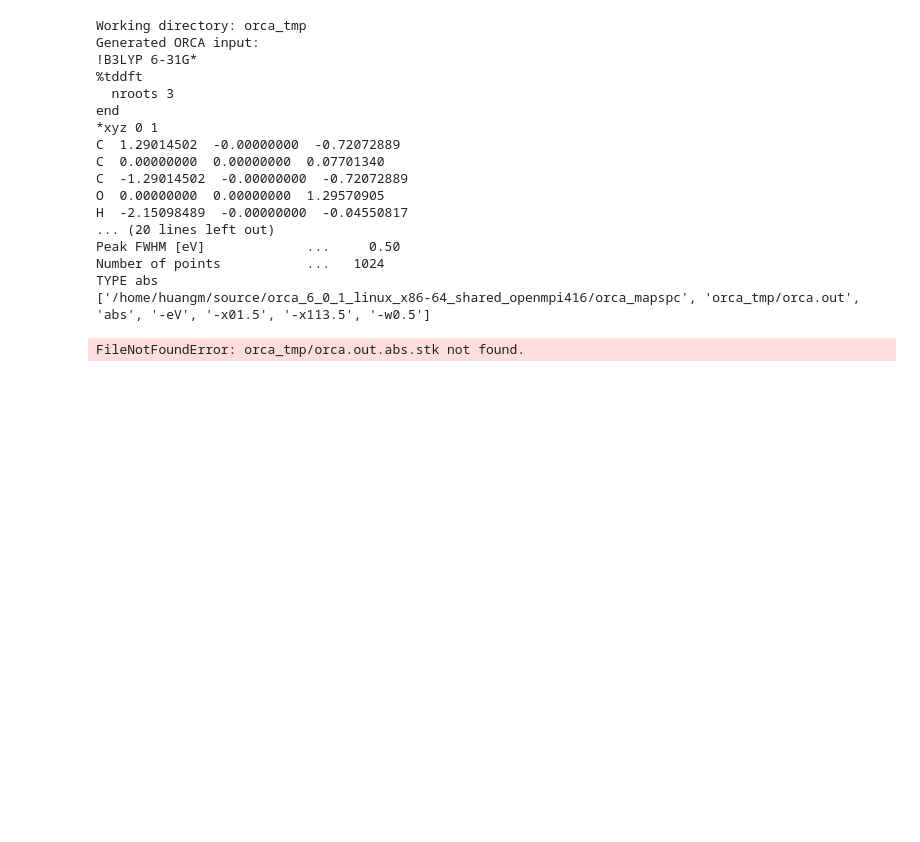
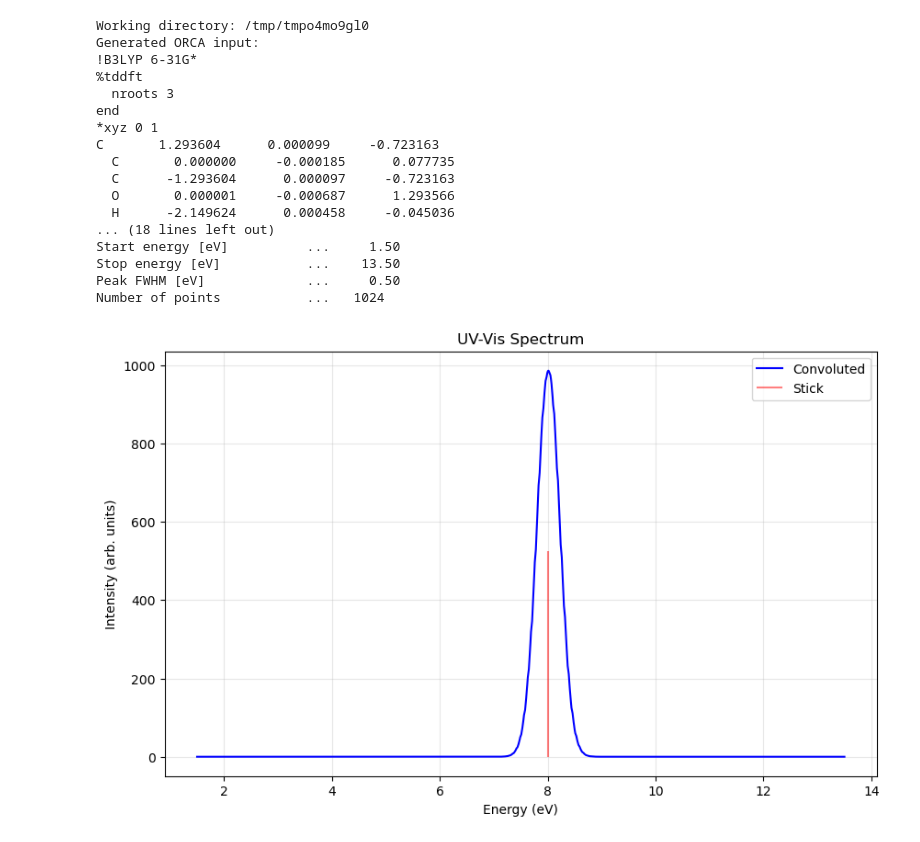
Before and after one commit to huangm29/SpecAI, a Jupyter notebook: QCActuator/ORCA/UV_ORCA_plot.ipynb, the cells around one changed output. Saved outputs shown, nothing was run; the diff lists cells and outputs as text; code cells hidden in the pictures; blank space fills up the shorter version.

```diff
--- a/QCActuator/ORCA/UV_ORCA_plot.ipynb
+++ b/QCActuator/ORCA/UV_ORCA_plot.ipynb
@@ -10,21 +13,21 @@ Nroot = 3
 Charge = 0
 Multiplicity = 1
 Geom = '''
-C  1.29014502  -0.00000000  -0.72072889
-C  0.00000000  0.00000000  0.07701340
-C  -1.29014502  -0.00000000  -0.72072889
-O  0.00000000  0.00000000  1.29570905
-H  -2.15098489  -0.00000000  -0.04550817
-H  -1.33345511  0.88156093  -1.37731159
-H  -1.33345511  -0.88156093  -1.37731159
-H  1.33345511  0.88156093  -1.37731159
-H  2.15098489  -0.00000000  -0.04550817
-H  1.33345511  -0.88156093  -1.37731159
+  C       1.293604      0.000099     -0.723163
+  C       0.000000     -0.000185      0.077735
+  C      -1.293604      0.000097     -0.723163
+  O       0.000001     -0.000687      1.293566
+  H      -2.149624      0.000458     -0.045036
+  H      -1.341475      0.881171     -1.376201
+  H      -1.341976     -0.881295     -1.375750
+  H       1.341480      0.881182     -1.376189
+  H       2.149624      0.000447     -0.045036
+  H       1.341970     -0.881285     -1.375760
 '''
 # %%
 # Set up calculator with a specific working directory
 config = OrcaConfig(
-    work_dir="orca_tmp",
+    work_dir=None,
     verbose=True
 )
 
@@ -32,41 +35,41 @@ with OrcaNotebookCalculator(config=config, orca_path = "/home/huangm/source/orca
     # Run calculation
     input_content = calc.generate_input(
         xc=XC,
         basis=Basis,
         nroot=Nroot,
         charge=Charge,
         multiplicity=Multiplicity,
         geometry=Geom
     )
 
     inp_file, out_file = calc.run_calculation(input_content)
 
     print(out_file)
 
     # Generate spectrum - this will preserve the files
-    spectrum_data = calc.generate_spectrum(out_file, type = "ABS", unit = "eV",  start_point=1.5, end_point =13.5)
+    spectrum_data = calc.generate_spectrum(out_file, type = "abs", unit = "eV",  start_point=1.5, end_point =13.5)
 
     # Plot spectrum - files are guaranteed to exist
     calc.plot_spectrum()
 
     # Optionally save everything to a permanent location
     #calc.save_working_dir("./permanent_results")
 # %% [output]
-Working directory: orca_tmp
+Working directory: /tmp/tmpo4mo9gl0
 Generated ORCA input:
 !B3LYP 6-31G*
 %tddft
   nroots 3
 end
 *xyz 0 1
-C  1.29014502  -0.00000000  -0.72072889
-C  0.00000000  0.00000000  0.07701340
-C  -1.29014502  -0.00000000  -0.72072889
-O  0.00000000  0.00000000  1.29570905
-H  -2.15098489  -0.00000000  -0.04550817
-... (20 lines left out)
+C       1.293604      0.000099     -0.723163
+  C       0.000000     -0.000185      0.077735
+  C      -1.293604      0.000097     -0.723163
+  O       0.000001     -0.000687      1.293566
+  H      -2.149624      0.000458     -0.045036
+... (18 lines left out)
+Start energy [eV]          ...     1.50
+Stop energy [eV]           ...    13.50
 Peak FWHM [eV]             ...     0.50
 Number of points           ...   1024
-TYPE abs
-['/home/huangm/source/orca_6_0_1_linux_x86-64_shared_openmpi416/orca_mapspc', 'orca_tmp/orca.out', 'abs', '-eV', '-x01.5', '-x113.5', '-w0.5']
-FileNotFoundError: orca_tmp/orca.out.abs.stk not found.
+[figure, added]
```
Also changed, not shown: parts of 1 cell of this notebook, 1 other file.
